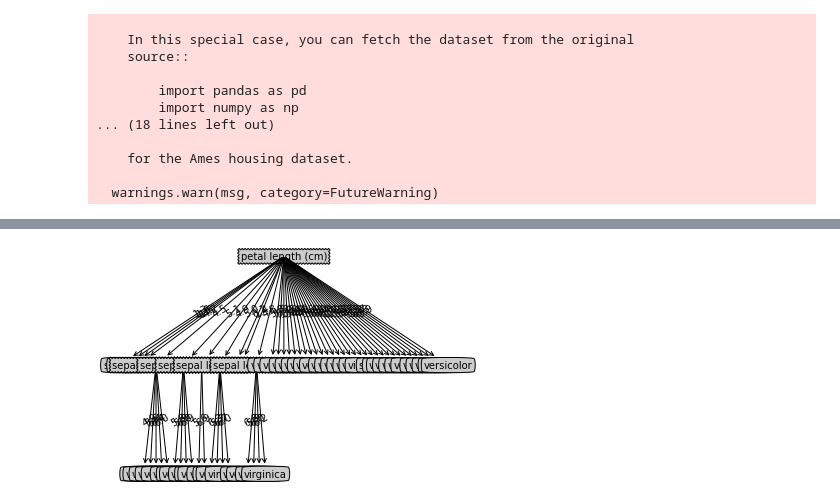
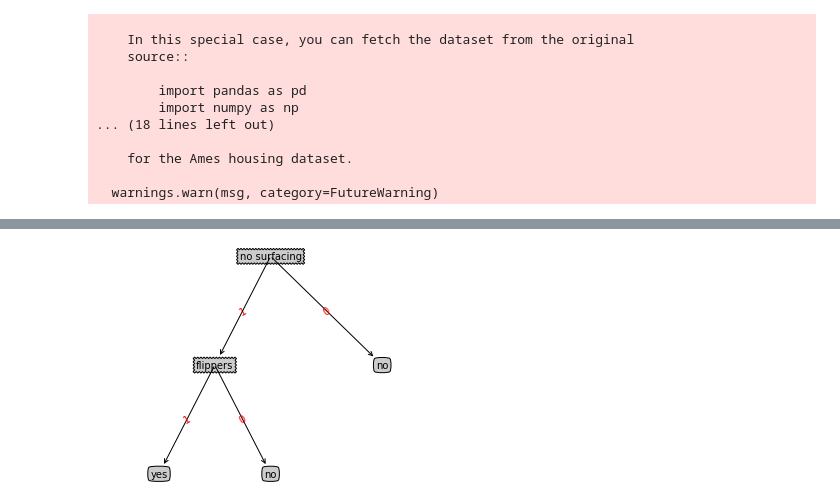
Before and after one commit to wyhfc123/dataAnalysis_2022_1_24, a Jupyter notebook: machine_learning(sklearn).ipynb, the cells around one changed output, grey strips where cells are left out. Saved outputs shown, nothing was run; the diff lists cells and outputs as text; code cells hidden in the pictures.

```diff
--- a/machine_learning(sklearn).ipynb
+++ b/machine_learning(sklearn).ipynb
@@ -819,7 +819,7 @@ R2得分: 0.8202560889408635
                     - D                         总样本空间
                     - Pₖ                        子样本空间占总样本空间比值
                     - y                         结果集
-            - Gini系数 反映了从数据集中随机选择两个样本，类别不一致的概率。因此，基尼系数越小，数据集的纯度越高。CART决策树
+            - Gini系数（CART算法使用） 反映了从数据集中随机选择两个样本，类别不一致的概率。因此，基尼系数越小，数据集的纯度越高。CART决策树
                     (Classification And Regression Tree)使用基尼系数进行划分属性选择。
                 - Gini系数公式
                                  K                    K
@@ -829,7 +829,7 @@ R2得分: 0.8202560889408635
                                            v    Dᵛ
                         Gini_index(D,a) =  ∑   ———— Gini(Dᵛ)
                                           v=1   D
-            - 信息增益: 决策树根据属性进行判断，将具有相同属性的样本划分到相同的节点下面，此时，样本较划分之前具有更高的纯度，信息熵值有所下
+            - 信息增益（ID3算法使用）  决策树根据属性进行判断，将具有相同属性的样本划分到相同的节点下面，此时，样本较划分之前具有更高的纯度，信息熵值有所下
                        降。此时，使用划分前的信息熵减去划分后的信息熵就可以得到决策树在划分前后获得的信息增益。
                                         v   Dᵛ
                 - Gain(D,a) = Ent(D) -  ∑  ————  Ent(Dᵛ)
@@ -841,7 +841,7 @@ R2得分: 0.8202560889408635
                     - Ent(D)                            信息熵
                     - Ent(Dᵛ)                           子样本信息熵
 
-            - 增益率：增益率不直接使用信息增益，而是使用信息增益与信息熵的比值作为衡量特征优劣的标准，C4.5算法就是使用增益率作为标准选择最优
+            - 增益率（C4.5算法使用） 增益率不直接使用信息增益，而是使用信息增益与信息熵的比值作为衡量特征优劣的标准，C4.5算法就是使用增益率作为标准选择最优
                      划分属性。
                                         Gain(D,a)
                     - Gainᵣatio(D,a) =   ————————
@@ -852,7 +852,6 @@ R2得分: 0.8202560889408635
                             - Dᵛ/D                              表示经过特征a划分之后每一个类别的权重。
 
 """
-# 案例：预测波士顿地区房屋价格。
 import sklearn.datasets as sd
 # 打乱数据集用
 import sklearn.utils as su
@@ -868,10 +867,15 @@ import pandas as pd
 x, y = su.shuffle(boston.data, boston.target, random_state=7)
 labels = boston.feature_names
 result_target_names = boston.target_names
-print(result_target_names,882)
+
+
+#如果用下面自定义数据集则需注释掉本代码
 target_names_dict={}
 for index,label in enumerate(result_target_names):
     target_names_dict[float(index)] = label
+
+
+
 
 
 
@@ -882,8 +886,23 @@ train_x,train_y,test_x,test_y = x[:train_size],y[:train_size].reshape(-1,1),x[tr
 
 
 train_dataSet = np.hstack((train_x,train_y))
+test_dataSet = np.hstack((test_x,test_y))
+# data_labels =list(labels)
 
-# data_labels =list(labels)
+#可以用这个手写的数据集看图
+dataSet=[
+                [1,1,'yes'],
+                [1,1,'yes'],
+                [1,0,'no'],
+                [0,1,'no'],
+                [0,1,'no']
+             ]
+train_dataSet =np.array(dataSet)
+
+target_names_dict= {"yes":"no surfacing","no":"flippers"}
+labels=['no surfacing','flippers']
+
+
 
 # data_labels.append("classification results")
 # print(data_labels)
@@ -990,14 +1009,22 @@ def majorityCnt(classList):
             class_count[vote]  = 0
         class_count[vote] += 1
     sorted_class_count = sorted(class_count.items(),key=operator.itemgetter(1),reverse=True)
-    print(sorted_class_count,989)
     return sorted_class_count[0][0]
 
 #创建决策树
 def create_decision_tree(dataSet,labels):
     #获取最后一列类别标签
     class_list = [row[-1] for row in dataSet]
-    class_list = [target_names_dict[n] for n in class_list]
+    try:
+        class_list = list(map(int,class_list))
+        class_list = [target_names_dict[n] for n in class_list]
+    except Exception as e:
+        pass
+    # 用自定义数据集则需注释掉本行代码
+    # class_list = [target_names_dict[n] for n in class_list]
+
+    print(class_list)
+
     # print(class_list)
     # 类别完全相同则停止划分
     if class_list.count(class_list[0]) == len(class_list):
@@ -1009,9 +1036,10 @@ def create_decision_tree(dataSet,labels):
     # 拿到要切分的最优特征列名称
     bestFeatureLabel = labels[bestFeatureIndex]
     myTree = {bestFeatureLabel:{}}
+    print(dataSet,type(dataSet),labels,type(labels))
 
     # 删除最优特征列标签
-    del labels[bestFeatureIndex]
+    del(labels[bestFeatureIndex])
     # 得到列表包含的所有特征值
     feature_cloumn_value = [row[bestFeatureIndex] for row in dataSet]
     sub_sample_set = set(feature_cloumn_value)
@@ -1021,9 +1049,19 @@ def create_decision_tree(dataSet,labels):
 
         myTree[bestFeatureLabel][unique_value] = create_decision_tree(split_dataSet(dataSet,bestFeatureIndex,unique_value),subLabels)
     return myTree
+
+
 myTree = create_decision_tree(train_dataSet,labels)
 
 print(myTree)
+
+
+
+# myTree =create_decision_tree(test_dataSet,labels)
+# print(myTree)
+
+
+
 
 #绘制树形图
 import matplotlib.pyplot as plt
@@ -1059,11 +1097,18 @@ def plotNode(nodeTxt, centerPt, parentPt, nodeType):
                             xytext=centerPt, textcoords='axes fraction',
                             va="center", ha="center", bbox=nodeType, arrowprops=arrow_args)
 
+def retruieveTree(i):
+    listOfTrees = [
+                {"no surfacing":{0:"no",1:{"flippers":{0:"no",1:"yes"}}}},
+                {"no surfacing":{0:"no",1:{"flippers":{0:{"head":{0:'no',1:"yes"}},1:"no"}}}}
+                   ]
+    return listOfTrees[i]
 #在父子节点间填充文本信息
 def plotMidText(cntrPt, parentPt, txtString):
     xMid = (parentPt[0] - cntrPt[0]) / 2.0 + cntrPt[0]
     yMid = (parentPt[1] - cntrPt[1]) / 2.0 + cntrPt[1]
-    createPlot.ax1.text(xMid, yMid, txtString, va="center", ha="center", rotation=30)
+    # createPlot.ax1.text(xMid, yMid, txtString, va="center", ha="center",color ="red", rotation=30)
+    createPlot.ax1.text(xMid, yMid, txtString, va="center", ha="center",color ="red", rotation=30)
 
 def plotTree(myTree, parentPt, nodeTxt):
     numLeafs = get_leaf_num(myTree)
@@ -1098,4 +1143,32 @@ def createPlot(inTree):
     plotTree(inTree, (0.5, 1.0), '')
     plt.show()
 createPlot(myTree)
+
+#创建决策树分类器
+def classify(inputTree,featureLabels:"特征标签",testVec):
+
+    firstStr = list(inputTree.keys())[0]
+
+    secondDict = inputTree[firstStr]
+
+    featureIndex = featureLabels.index(firstStr)   #将标签转化为索引
+    # print(secondDict)
+    classLabel = []
+    for key in secondDict.keys():
+        if testVec[featureIndex] == key:
+            if type(secondDict[key]).__name__ == "dict":
+                classLabel = classify(secondDict[key],featureLabels,testVec)
+            else:
+                classLabel = secondDict[key]
+    return classLabel
+
+print("*" * 70)
+# 预测隐形眼镜
+
+with open("sklearn_data/lenses.data") as f:
+    lenses = [inst.strip("\n").split("  ") for inst in f.readlines()]
+    lensesLabels = ["age","prescript","astigmatic","tearRate"]
+
+    lensesTree = create_decision_tree(np.array(lenses),lensesLabels)
+    print(lensesTree)
 # %% [output]
@@ -1119 +1189 @@ createPlot(myTree)
-[figure, old version]
+[figure, new version]
```
Also changed, not shown: parts of 2 cells of this notebook, 3 other files.
